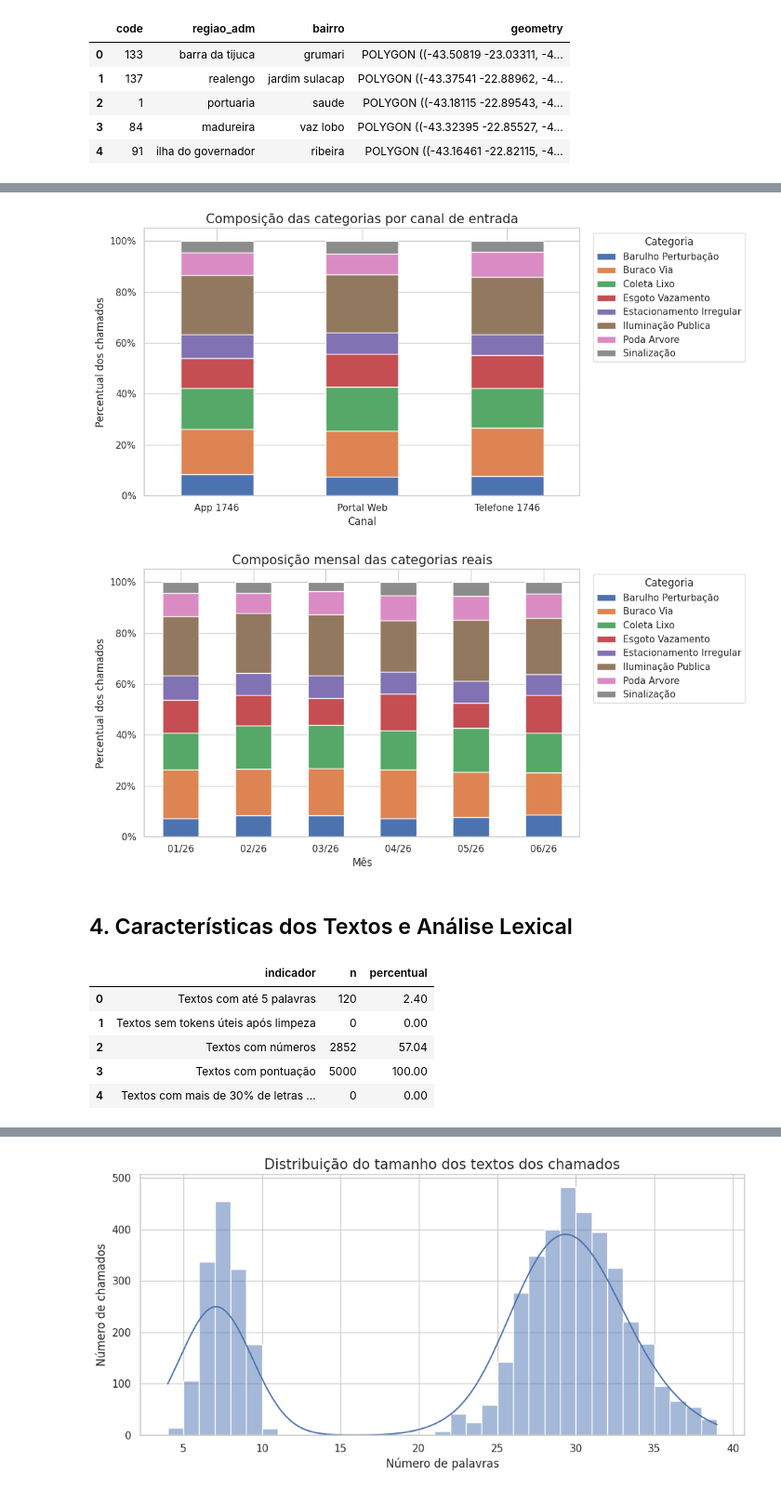
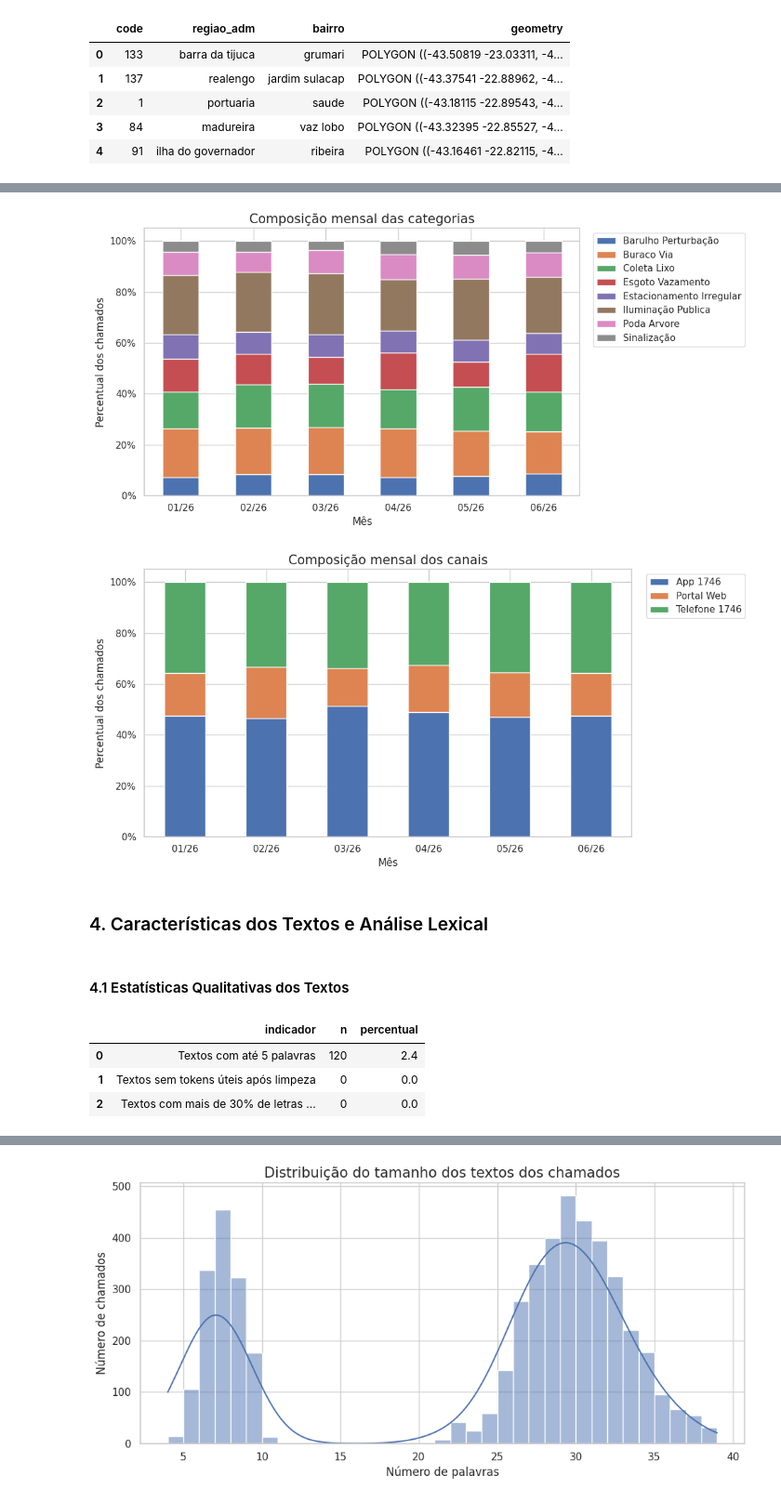
Before and after one commit to iaracastro/desafio-cientista-dados-junior-ia-pref, a Jupyter notebook: notebooks/aedv.ipynb, the cells around one changed output, grey strips where cells are left out. Shown at 93% size. Saved outputs shown, nothing was run; the diff lists cells and outputs as text; code cells hidden in the pictures.

```diff
--- a/notebooks/aedv.ipynb
+++ b/notebooks/aedv.ipynb
@@ -22,10 +26,7 @@ from wordcloud import WordCloud
 # %%
 output_dir = Path("../results")
-fig_dir = output_dir / "figures"
-table_dir = output_dir / "tables"
-
+fig_dir = output_dir / "figures/aedv"
 fig_dir.mkdir(parents=True, exist_ok=True)
-table_dir.mkdir(parents=True, exist_ok=True)
 
 sns.set_theme(style="whitegrid", context="notebook")
 
@@ -589,26 +560,44 @@ plotar_heatmap(
+# %%
+def plotar_barras_empilhadas_percentuais(tabela, titulo, xlabel, ylabel, nome_arquivo, formatar_datas=False):
+    dados = tabela.copy()
+    dados.index = pd.to_datetime(dados.index).strftime("%m/%y") if formatar_datas else aplicar_rotulos_eixo(dados.index)
+    dados.columns = aplicar_rotulos_eixo(dados.columns)
+
+    ax = dados.plot(kind="bar", stacked=True, figsize=(11, 5.5))
+    ax.set(title=titulo, xlabel=xlabel, ylabel=ylabel)
+    ax.yaxis.set_major_formatter(mtick.PercentFormatter())
+    ax.legend(bbox_to_anchor=(1.02, 1), loc="upper left")
+    ax.tick_params(axis="x", rotation=0)
+
+    fig = ax.get_figure()
+    fig.tight_layout()
+    save_figure(fig, nome_arquivo)
+    plt.show()
 # %%
-plotar_barras_empilhadas_percentuais(
-    categoria_canal_pct_por_canal,
-    "Composição das categorias por canal de entrada",
-    "Canal",
-    "Percentual dos chamados",
-    "03_barras_empilhadas_categoria_por_canal"
-)
-
 mes_categoria_pct_por_mes = pd.crosstab(df["month"], df["categoria_real"], normalize="index") * 100
+mes_canal_pct_por_mes = pd.crosstab(df["month"], df["canal"], normalize="index") * 100
 
 plotar_barras_empilhadas_percentuais(
     mes_categoria_pct_por_mes,
-    "Composição mensal das categorias reais",
+    "Composição mensal das categorias",
     "Mês",
     "Percentual dos chamados",
     "03_barras_empilhadas_categoria_por_mes",
     True
 )
+
+plotar_barras_empilhadas_percentuais(
+    mes_canal_pct_por_mes,
+    "Composição mensal dos canais",
+    "Mês",
+    "Percentual dos chamados",
+    "03_barras_empilhadas_canal_por_mes",
+    True
+)
 # %% [output]
-[figure, old version]
+[figure, new version]
-[figure, old version]
+[figure, new version]
 # %% [markdown]
-## 4. Características dos Textos e Análise Lexical
+### 4. Características dos Textos e Análise Lexical
 # %%
 from unidecode import unidecode
@@ -666,27 +652,23 @@ df["tem_pontuacao"] = df["n_pontuacao"] > 0
 df["texto_sem_tokens_uteis"] = df["n_tokens_lexicais"] == 0
+# %% [markdown]
+#### 4.1 Estatísticas Qualitativas dos Textos
 # %%
 variaveis_texto = [
     "tamanho_texto_caracteres",
     "tamanho_texto_palavras",
     "n_tokens_lexicais",
     "proporcao_caixa_alta",
-    "n_pontuacao",
-    "n_digitos"
 ]
 
 indicadores_texto = pd.DataFrame({
     "indicador": [
         "Textos com até 5 palavras",
         "Textos sem tokens úteis após limpeza",
-        "Textos com números",
-        "Textos com pontuação",
         "Textos com mais de 30% de letras maiúsculas"
     ],
     "n": [
         int(df["bool_texto_curto"].sum()),
         int(df["texto_sem_tokens_uteis"].sum()),
-        int(df["tem_numero"].sum()),
-        int(df["tem_pontuacao"].sum()),
         int((df["proporcao_caixa_alta"] > 0.30).sum())
     ]
 })
@@ -696,8 +678,6 @@ indicadores_texto["percentual"] = 100 * indicadores_texto["n"] / len(df)
 display(indicadores_texto)
 # %% [output]
 |  | indicador | n | percentual |
-| 0 | Textos com até 5 palavras | 120 | 2.40 |
-| 1 | Textos sem tokens úteis após limpeza | 0 | 0.00 |
-| 2 | Textos com números | 2852 | 57.04 |
-| 3 | Textos com pontuação | 5000 | 100.00 |
-| 4 | Textos com mais de 30% de letras ... | 0 | 0.00 |
+| 0 | Textos com até 5 palavras | 120 | 2.4 |
+| 1 | Textos sem tokens úteis após limpeza | 0 | 0.0 |
+| 2 | Textos com mais de 30% de letras ... | 0 | 0.0 |
```
Also changed, not shown: parts of 37 cells of this notebook, 24 other files.
